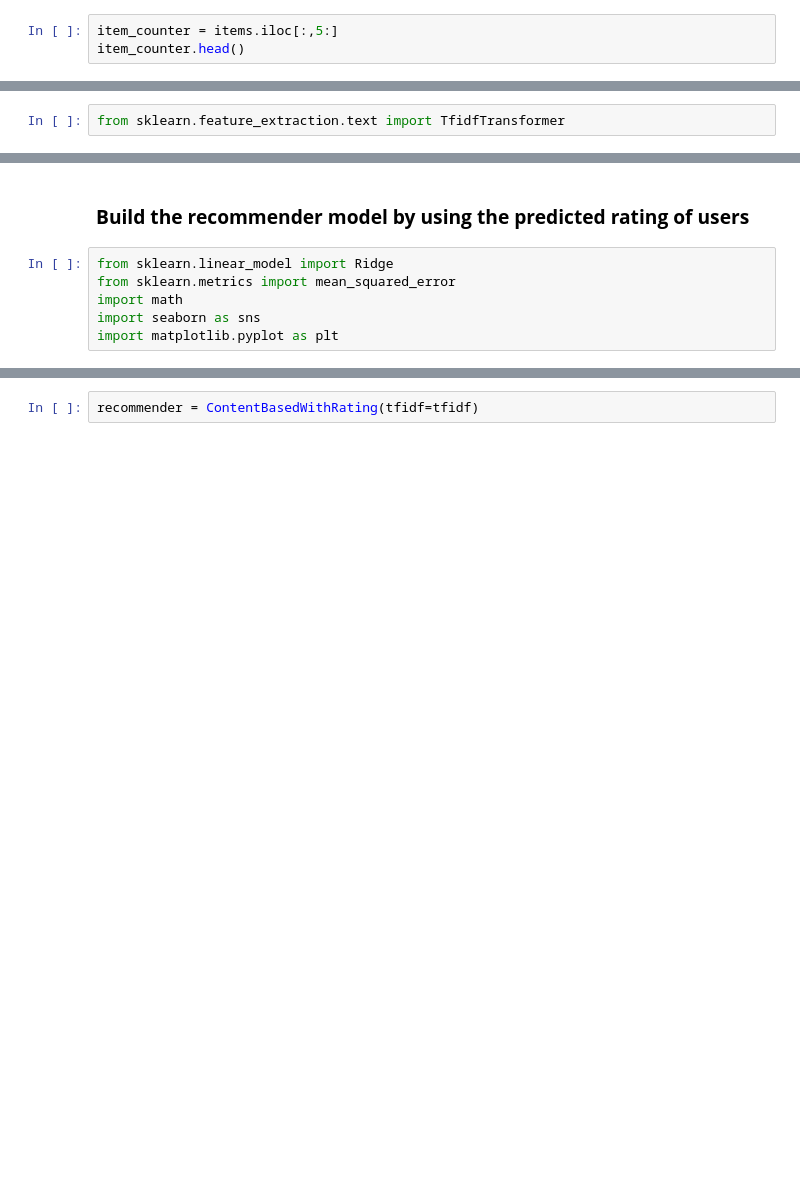
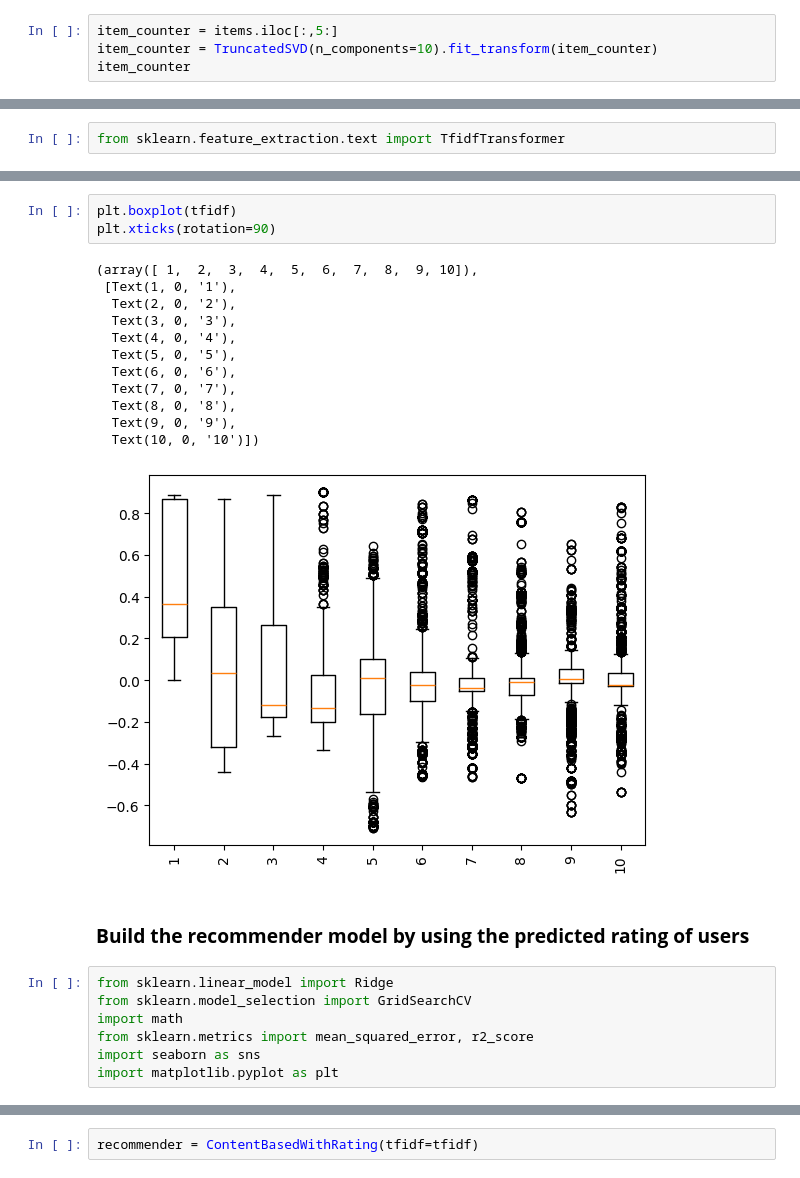
Before and after one commit to Narius2030/Recommendation-System, a Jupyter notebook: recommendsys-rating.ipynb, the cells around one changed output, grey strips where cells are left out. Cells and saved outputs as stored; diff of their text form; blank space fills up the shorter version.

```diff
--- a/recommendsys-rating.ipynb
+++ b/recommendsys-rating.ipynb
@@ -74,5 +82,6 @@ Number of items: 1682
 * #### *Mark the genres that the films belongs*
 # %%
 item_counter = items.iloc[:,5:]
-item_counter.head()
+item_counter = TruncatedSVD(n_components=10).fit_transform(item_counter)
+item_counter
 # %% [output]
@@ -110,9 +127,26 @@ array([[0.        , 0.        , 0.        , ..., 0.        , 0.        ,
+# %%
+plt.boxplot(tfidf)
+plt.xticks(rotation=90)
+# %% [output]
+(array([ 1,  2,  3,  4,  5,  6,  7,  8,  9, 10]),
+ [Text(1, 0, '1'),
+  Text(2, 0, '2'),
+  Text(3, 0, '3'),
+  Text(4, 0, '4'),
+  Text(5, 0, '5'),
+  Text(6, 0, '6'),
+  Text(7, 0, '7'),
+  Text(8, 0, '8'),
+  Text(9, 0, '9'),
+  Text(10, 0, '10')])
+[figure, added]
 # %% [markdown]
 ### **Build the recommender model by using the predicted rating of users**
 # %%
 from sklearn.linear_model import Ridge
-from sklearn.metrics import mean_squared_error
+from sklearn.model_selection import GridSearchCV
 import math
+from sklearn.metrics import mean_squared_error, r2_score
 import seaborn as sns
 import matplotlib.pyplot as plt
 # %%
```
Also changed, not shown: parts of 21 cells of this notebook, 13 other files.
